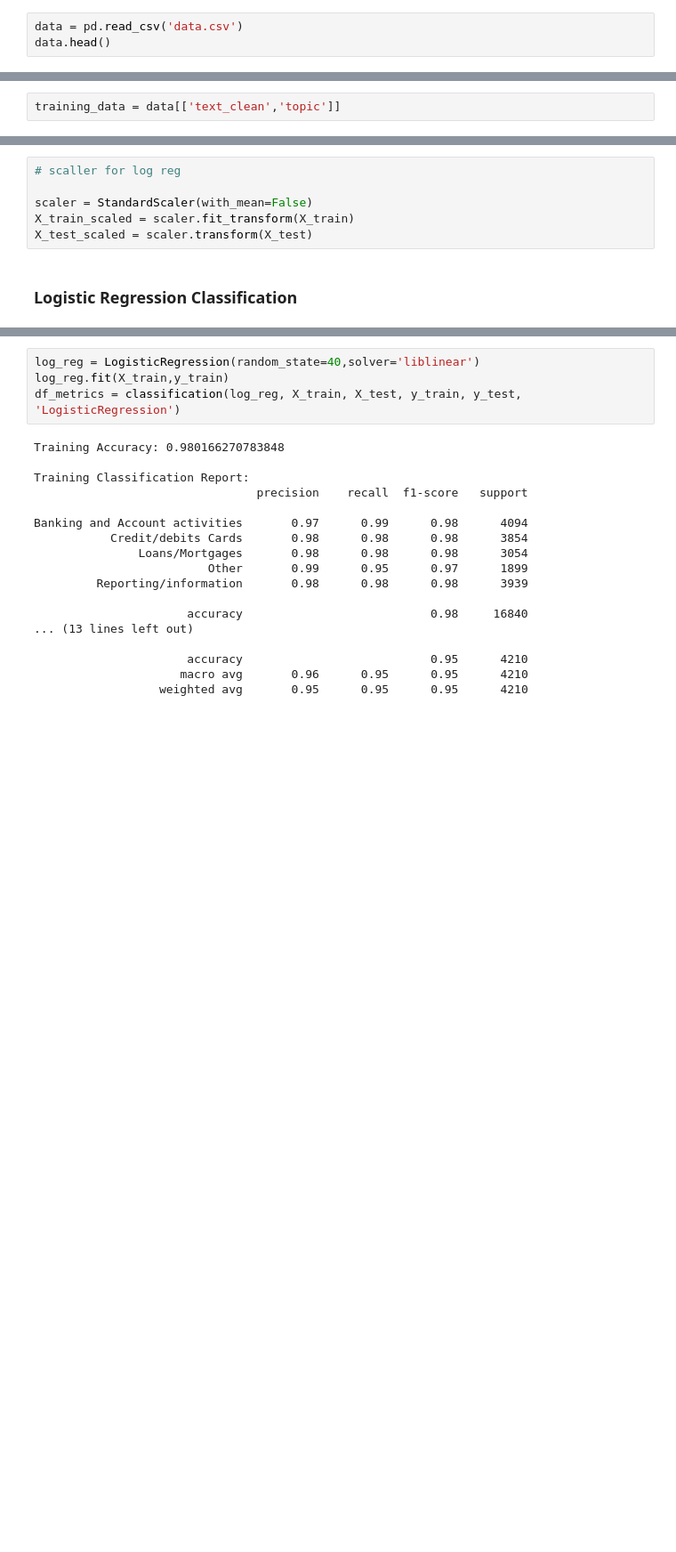
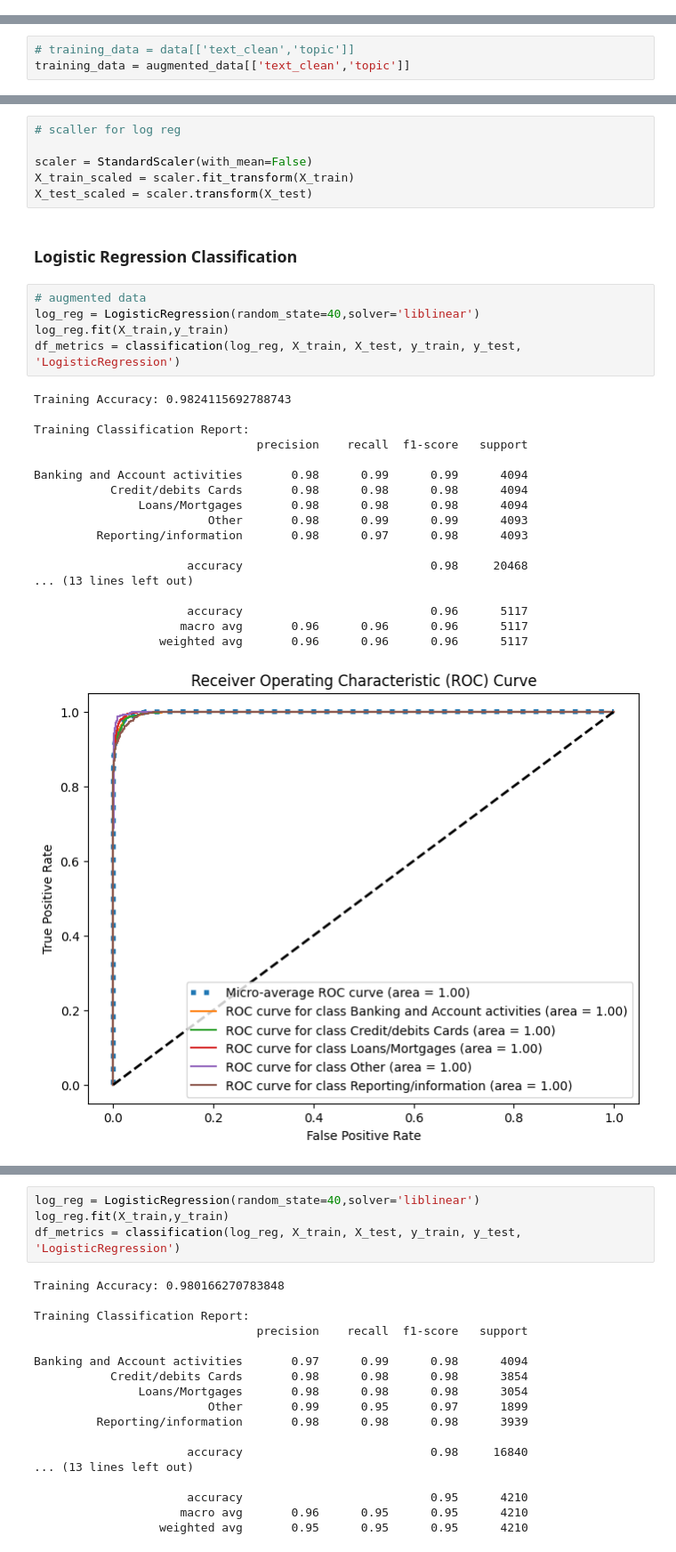
Before and after one commit to mosinsky/Multiclass_Classification, a Jupyter notebook: model.ipynb, the cells around one changed output, grey strips where cells are left out. Shown at 89% size. Saved outputs shown, nothing was run; the diff lists cells and outputs as text; blank space fills up the shorter version.

Commit message:
data augmentation

```diff
--- a/model.ipynb
+++ b/model.ipynb
@@ -387,3 +465,0 @@ plt.show()
-# %%
-data = pd.read_csv('data.csv')
-data.head()
@@ -392,5 +549,6 @@ data.head()
 # %%
-training_data = data[['text_clean','topic']]
+# training_data = data[['text_clean','topic']]
+training_data = augmented_data[['text_clean','topic']]
 # %%
 training_data['text_clean'] = training_data['text_clean'].fillna('')
 training_data[training_data['text_clean']==''] = np.nan
@@ -516,3 +670,27 @@ X_train_scaled = scaler.fit_transform(X_train)
 X_test_scaled = scaler.transform(X_test)
 # %% [markdown]
 ### Logistic Regression Classification
+# %%
+# augmented data
+log_reg = LogisticRegression(random_state=40,solver='liblinear')
+log_reg.fit(X_train,y_train)
+df_metrics = classification(log_reg, X_train, X_test, y_train, y_test, 'LogisticRegression')
+# %% [output]
+Training Accuracy: 0.9824115692788743
+
+Training Classification Report:
+                                precision    recall  f1-score   support
+
+Banking and Account activities       0.98      0.99      0.99      4094
+           Credit/debits Cards       0.98      0.98      0.98      4094
+               Loans/Mortgages       0.98      0.98      0.98      4094
+                         Other       0.98      0.99      0.99      4093
+         Reporting/information       0.98      0.97      0.98      4093
+
+                      accuracy                           0.98     20468
+... (13 lines left out)
+
+                      accuracy                           0.96      5117
+                     macro avg       0.96      0.96      0.96      5117
+                  weighted avg       0.96      0.96      0.96      5117
+[figure, added]
```
Also changed, not shown: parts of 32 cells of this notebook, 3 other files.
